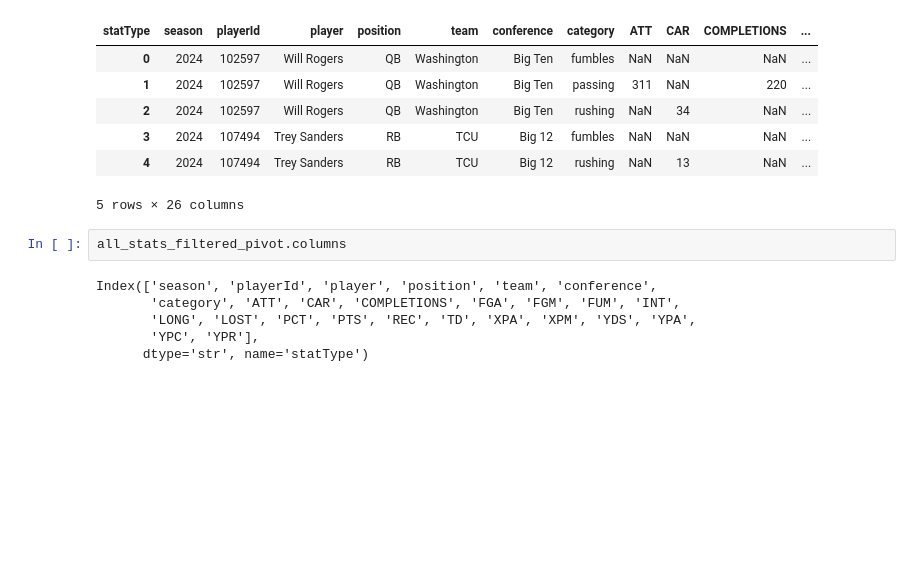
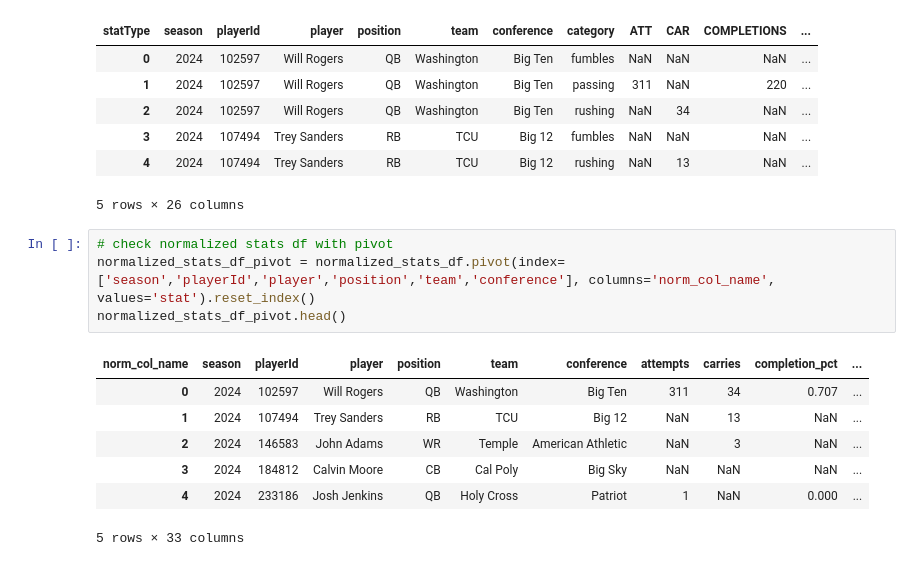
Before and after one commit to rya000667/public-fantast-football-analytics, a Jupyter notebook: explore-college-data.ipynb, the cells around one changed output. Cells and saved outputs as stored; diff of their text form; blank space fills up the shorter version.

```diff
--- a/explore-college-data.ipynb
+++ b/explore-college-data.ipynb
@@ -261,10 +302,14 @@ all_stats_filtered_pivot.head()
 | 4 | 2024 | 107494 | Trey Sanders | RB | TCU | Big 12 | rushing | NaN | 13 | NaN | ... |
 5 rows × 26 columns
 # %%
-all_stats_filtered_pivot.columns
+# check normalized stats df with pivot
+normalized_stats_df_pivot = normalized_stats_df.pivot(index=['season','playerId','player','position','team','conference'], columns='norm_col_name', values='stat').reset_index()
+normalized_stats_df_pivot.head()
 # %% [output]
+| norm_col_name | season | playerId | player | position | team | conference | attempts | carries | completion_pct | ... |
+| 0 | 2024 | 102597 | Will Rogers | QB | Washington | Big Ten | 311 | 34 | 0.707 | ... |
+| 1 | 2024 | 107494 | Trey Sanders | RB | TCU | Big 12 | NaN | 13 | NaN | ... |
+| 2 | 2024 | 146583 | John Adams | WR | Temple | American Athletic | NaN | 3 | NaN | ... |
+| 3 | 2024 | 184812 | Calvin Moore | CB | Cal Poly | Big Sky | NaN | NaN | NaN | ... |
+| 4 | 2024 | 233186 | Josh Jenkins | QB | Holy Cross | Patriot | 1 | NaN | 0.000 | ... |
-Index(['season', 'playerId', 'player', 'position', 'team', 'conference',
-       'category', 'ATT', 'CAR', 'COMPLETIONS', 'FGA', 'FGM', 'FUM', 'INT',
-       'LONG', 'LOST', 'PCT', 'PTS', 'REC', 'TD', 'XPA', 'XPM', 'YDS', 'YPA',
-       'YPC', 'YPR'],
-      dtype='str', name='statType')
+5 rows × 33 columns
```
Also changed, not shown: parts of 8 cells of this notebook, 4 other files.
